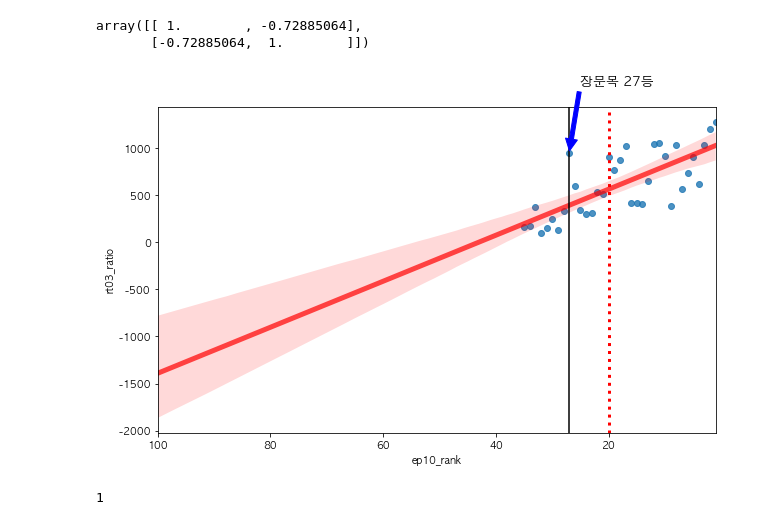
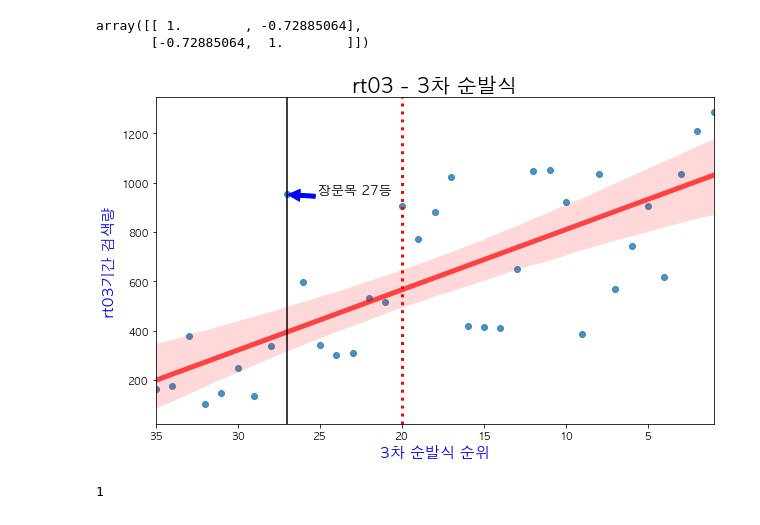
Before and after one commit to Juuhyung0421/pd101, a Jupyter notebook: pd101_corrcoef.ipynb, the cells around one changed output. Cells and saved outputs as stored; diff of their text form; code cells hidden in the pictures.

```diff
--- a/pd101_corrcoef.ipynb
+++ b/pd101_corrcoef.ipynb
@@ -202,7 +219,7 @@ vline = [vertical_range.index[0],
 plt.figure(figsize=(10,6))
 
 x = np.arange(1, 100, 20)
-plt.xlim(100, 1)
+plt.xlim(60, 1)
 
 sns.regplot(x = s1['rank_2nd_ep8'] , y = s1['rt02_ratio'], line_kws = {"color":"r","alpha":0.7,"lw":5})
 
@@ -215,10 +232,16 @@ for each in vline:
 
     plt.axvline(x=s1['rank_2nd_ep8'][each], color='black') # ratio 상위 3명 관련 axvline
     plt.annotate(total, xy=(s1['rank_2nd_ep8'][each], s1['rt02_ratio'][each]),
-                 xytext=(s1['rank_2nd_ep8'][each]*(1.3)-45, s1['rt02_ratio'][each]*(4.8)-5000), size=13,
+                 xytext=(s1['rank_2nd_ep8'][each]*1.9-80, s1['rt02_ratio'][each]*1.9-700), size=13,
                  arrowprops=dict(color='blue', shrink=0.03))
 
     plt.axvline(x = 35, color = 'red', linestyle=':', linewidth= 3) # 2차 순발식 생존 등수
 
+plt.title('rt02 - 2차 순발식', fontsize = 20, fontweight = 'bold')
+plt.xlabel('2차 순발식 순위', fontsize = 15, color = 'b')
+plt.ylabel('rt02기간 검색량', fontsize = 15, color = 'b')
+
+plt.savefig('s1_rt02')
+
 plt.show()
 # %% [output]
@@ -262,7 +285,7 @@ vline = [vertical_range.index[0],
 plt.figure(figsize=(10,6))
 
 x = np.arange(1, 100, 20)
-plt.xlim(100, 1)
+plt.xlim(60, 1)
 
 sns.regplot(x = s2['rank_2nd_ep8'] , y = s2['rt02_ratio'], line_kws = {"color":"r","alpha":0.7,"lw":5})
 
@@ -275,10 +298,18 @@ for each in vline:
 
     plt.axvline(x=s2['rank_2nd_ep8'][each], color='black') # ratio 상위 3명 관련 axvline
     plt.annotate(total, xy=(s2['rank_2nd_ep8'][each], s2['rt02_ratio'][each]),
-                 xytext=(s2['rank_2nd_ep8'][each]*(1.5), s2['rt02_ratio'][each]*(-1.5)), size=13,
+                 xytext=(s2['rank_2nd_ep8'][each]*(0.5), s2['rt02_ratio'][each]*(2.5)+100), size=13,
                  arrowprops=dict(color='blue', shrink=0.03))
 
     plt.axvline(x = 35, color = 'red', linestyle=':', linewidth= 3) # 2차 순발식 생존 등수
 
+plt.title('rt02 - 2차 순발식', fontsize = 20, fontweight = 'bold')
+plt.xlabel('2차 순발식 순위', fontsize = 15, color = 'b')
+plt.ylabel('rt02기간 검색량', fontsize = 15, color = 'b')
+
+plt.savefig('s2_rt02')
+
+
+
 plt.show()
 # %% [output]
@@ -326,7 +357,7 @@ vline = [vertical_range.index[0],
 plt.figure(figsize=(10,6))
 
 x = np.arange(1, 100, 20)
-plt.xlim(100, 1)
+plt.xlim(36, 1)
 
 sns.regplot(x = s1['ep10_rank'] , y = s1['rt03_ratio'], line_kws = {"color":"r","alpha":0.7,"lw":5})
 
@@ -339,10 +370,18 @@ for each in vline:
 
     plt.axvline(x=s1['ep10_rank'][each], color='black') # ratio 상위 3명 관련 axvline
     plt.annotate(total, xy=(s1['ep10_rank'][each], s1['rt03_ratio'][each]),
-                 xytext=(s1['ep10_rank'][each]*(1.3)-10, s1['rt03_ratio'][each]*(1.8)-50), size=13,
+                 xytext=(s1['ep10_rank'][each]*(1.3)-15, s1['rt03_ratio'][each]*(1.1)), size=13,
                  arrowprops=dict(color='blue', shrink=0.03))
 
     plt.axvline(x = 22, color = 'red', linestyle=':', linewidth= 3) # 2차 순발식 생존 등수
 
+
+plt.title('rt03 - 3차 순발식', fontsize = 20, fontweight = 'bold')
+plt.xlabel('3차 순발식 순위', fontsize = 15, color = 'b')
+plt.ylabel('rt03기간 검색량', fontsize = 15, color = 'b')
+
+plt.savefig('s1_rt03')
+
+
 plt.show()
 # %% [output]
@@ -383,28 +422,35 @@ vline = [vertical_range.index[0]]
 # %%
 plt.figure(figsize=(10,6))
 
 x = np.arange(1, 100, 20)
-plt.xlim(100, 1)
+plt.xlim(35, 1)
 
 sns.regplot(x = s2['ep10_rank'] , y = s2['rt03_ratio'], line_kws = {"color":"r","alpha":0.7,"lw":5})
 
 
 for each in vline:
     name = s2['name'][each]
     rank = str(int(s2['ep10_rank'][each]))
     suffix = '등'
     total = name + ' ' + rank + suffix
 
     plt.axvline(x=s2['ep10_rank'][each], color='black') # ratio 상위 3명 관련 axvline
     plt.annotate(total, xy=(s2['ep10_rank'][each], s2['rt03_ratio'][each]),
-                 xytext=(s2['ep10_rank'][each]*(1.3)-10, s2['rt03_ratio'][each]*(1.8)-50), size=13,
+                 xytext=(s2['ep10_rank'][each]*(1.3)-10, s2['rt03_ratio'][each]), size=13,
                  arrowprops=dict(color='blue', shrink=0.03))
 
     plt.axvline(x = 20, color = 'red', linestyle=':', linewidth= 3) # 2차 순발식 생존 등수
 
+
+plt.title('rt03 - 3차 순발식', fontsize = 20, fontweight = 'bold')
+plt.xlabel('3차 순발식 순위', fontsize = 15, color = 'b')
+plt.ylabel('rt03기간 검색량', fontsize = 15, color = 'b')
+
+plt.savefig('s2_rt03')
+
 plt.show()
 # %% [output]
-[figure, old version]
+[figure, new version]
 # %%
 len(out[out['rt03_ratio'] >
                      int(s2[s2[
```
Also changed, not shown: parts of 8 cells of this notebook.
